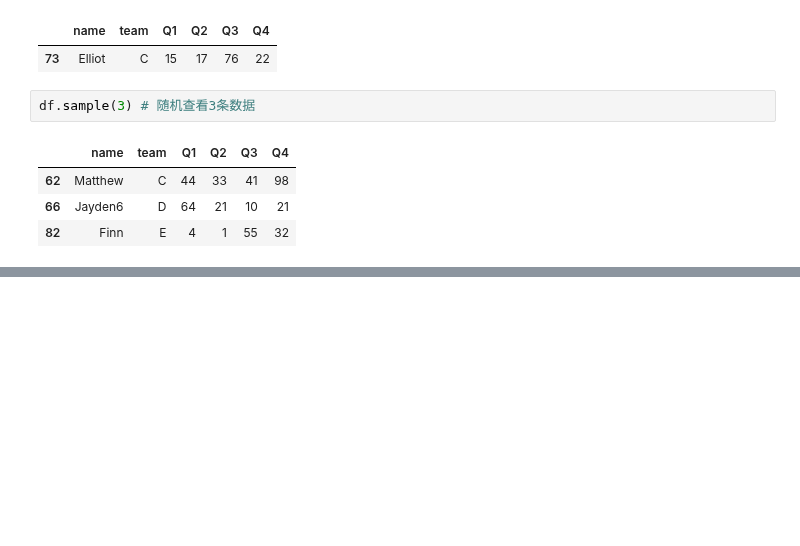
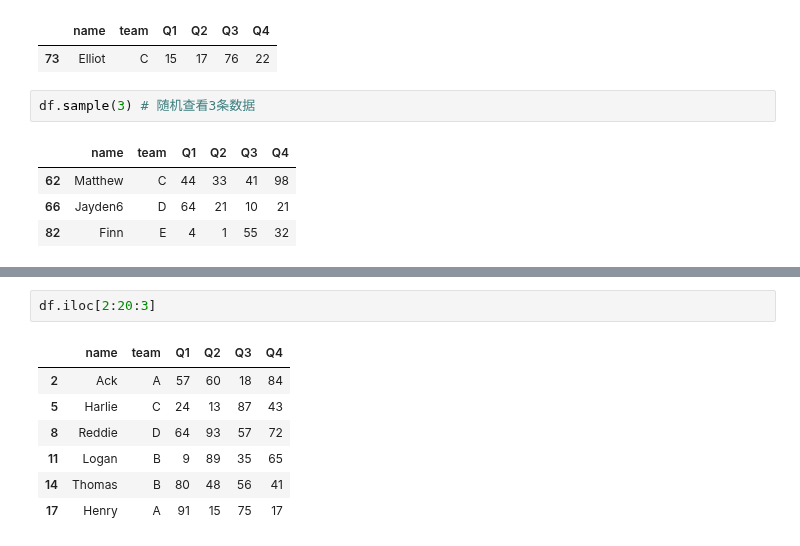
Before and after one commit to Yellow-BringtEast/python-study, a Jupyter notebook: pandas/chapter_five.ipynb, the cells around one changed output, grey strips where cells are left out. Cells and saved outputs as stored; diff of their text form; blank space fills up the shorter version.

```diff
--- a/pandas/chapter_five.ipynb
+++ b/pandas/chapter_five.ipynb
@@ -180,0 +356,10 @@ df.sample(3) # 随机查看3条数据
+# %%
+df.iloc[2:20:3]
+# %% [output]
+|  | name | team | Q1 | Q2 | Q3 | Q4 |
+| 2 | Ack | A | 57 | 60 | 18 | 84 |
+| 5 | Harlie | C | 24 | 13 | 87 | 43 |
+| 8 | Reddie | D | 64 | 93 | 57 | 72 |
+| 11 | Logan | B | 9 | 89 | 35 | 65 |
+| 14 | Thomas | B | 80 | 48 | 56 | 41 |
+| 17 | Henry | A | 91 | 15 | 75 | 17 |
```
Also changed, not shown: parts of 19 cells of this notebook.
